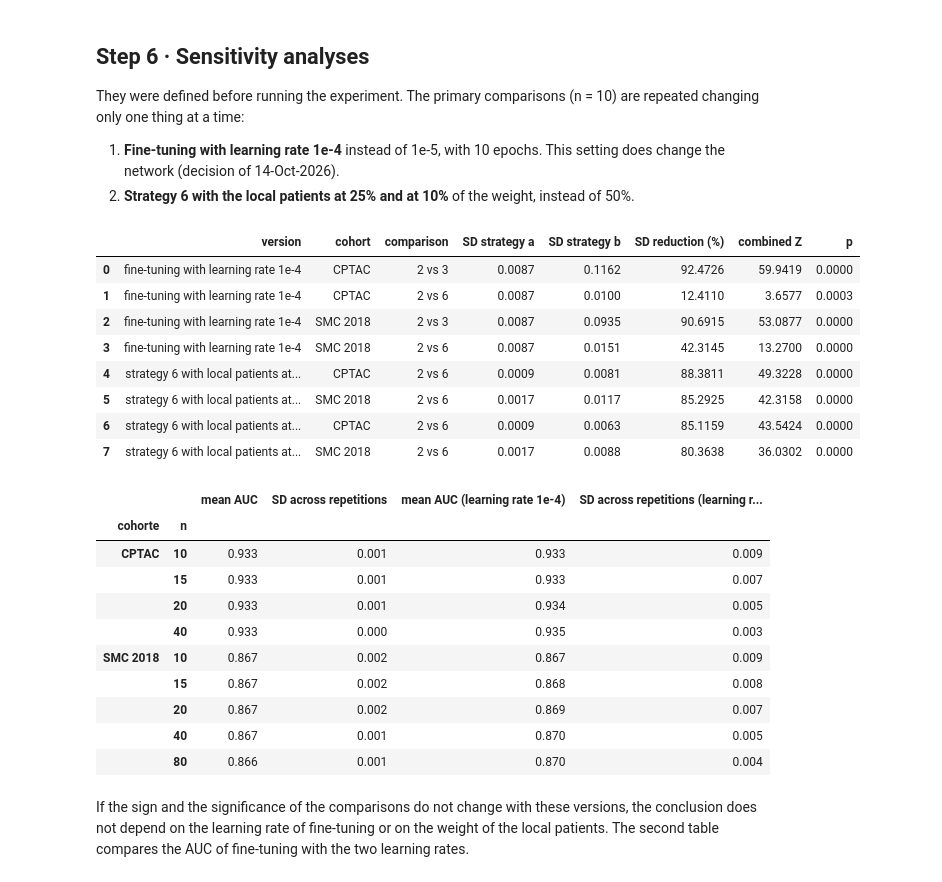
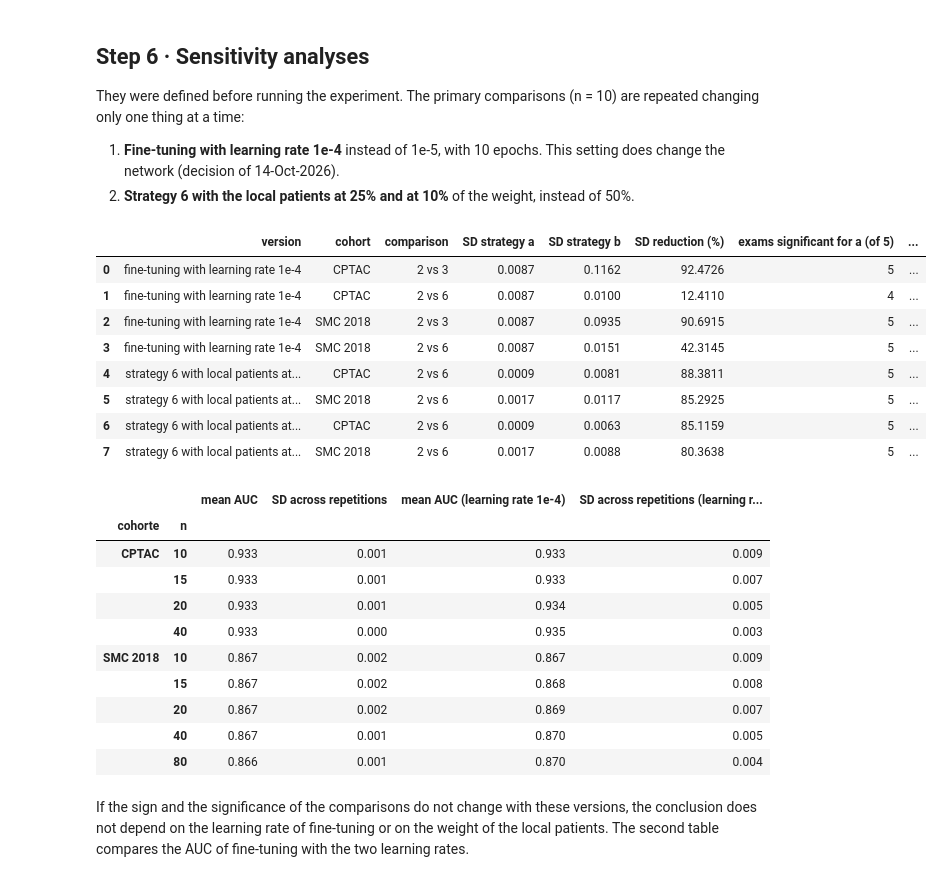
Before and after one commit to EduardoTllo/tp53-transfer-learning, a Jupyter notebook: notebooks/09_results.ipynb, the cells around one changed output. Saved outputs shown, nothing was run; the diff lists cells and outputs as text; code cells hidden in the pictures.

```diff
--- a/notebooks/09_results.ipynb
+++ b/notebooks/09_results.ipynb
@@ -214,17 +216,21 @@ def compare(df, a, b, n, name):
         p, z = pitman_morgan(x, y)
         rows.append({"exam": e, "sd_a": x.std(), "sd_b": y.std(), "z": z, "p": p})
     r = pd.DataFrame(rows)
-    Z, P = stouffer(r.z)
     cut = 100 * (1 - r.sd_a / r.sd_b)  # % by which the SD of strategy a is smaller than the SD of b, in each exam
+    sig = r.p < 0.05
     return {"cohort": name, "comparison": f"{a} vs {b}", "n": n, "SD strategy a": r.sd_a.mean(),
             "SD strategy b": r.sd_b.mean(), "SD ratio (b / a)": r.sd_b.mean() / r.sd_a.mean(),
             "SD reduction (%)": 100 * (1 - r.sd_a.mean() / r.sd_b.mean()),
             "min reduction (%)": cut.min(), "max reduction (%)": cut.max(),
-            **{f"z exam {e}": z for e, z in zip(r.exam, r.z)}, "combined Z": Z, "p": P}
+            "exams significant for a (of 5)": int((sig & (r.z > 0)).sum()),
+            "exams significant against a (of 5)": int((sig & (r.z < 0)).sum()),
+            **{f"z exam {e}": z for e, z in zip(r.exam, r.z)},
+            **{f"p exam {e}": p for e, p in zip(r.exam, r.p)}}
 
 
 PRIMARY = [(2, 3), (2, 6)]
 primary = pd.DataFrame([compare(main, a, b, 10, name) for name in TARGETS for a, b in PRIMARY])
 primary.round(4).to_csv(TAB / "09_primary.csv", index=False)
-primary.round(4)
+primary[["cohort", "comparison", "SD strategy a", "SD strategy b", "SD reduction (%)", "min reduction (%)",
+         "max reduction (%)", "exams significant for a (of 5)", "exams significant against a (of 5)"]].round(4)
 # %% [output]
@@ -236,17 +242,16 @@ primary.round(4)
 # %%
-fig, axes = plt.subplots(2, 2, figsize=(10, 6), sharex=True)
+fig, axes = plt.subplots(2, 2, figsize=(10, 5.4), sharex=True)
 for i, (a, b) in enumerate(PRIMARY):
     for j, name in enumerate(TARGETS):
         ax = axes[i, j]
         r = primary[(primary.cohort == name) & (primary.comparison == f"{a} vs {b}")].iloc[0]
-        zs = [r[f"z exam {e}"] for e in range(1, 6)] + [r["combined Z"]]
-        ax.scatter(zs[:5], range(5), color="#555555")
-        ax.scatter(zs[5], 5, color="black", marker="D", s=50)
+        zs = [r[f"z exam {e}"] for e in range(1, 6)]
+        ax.scatter(zs, range(5), color="#555555")
         for x in (-1.96, 0, 1.96):
             ax.axvline(x, color="#999999", lw=0.8, ls="-" if x == 0 else "--")
-        ax.set_yticks(range(6), [f"Exam {e}" for e in range(1, 6)] + ["Combined"])
-        ax.get_yticklabels()[5].set_fontweight("bold")
-        ax.set_title(f"{name} · strategy {a} vs {b} (n = 10)", fontsize=9)
+        ax.set_yticks(range(5), [f"Exam {e}" for e in range(1, 6)])
+        ax.set_title(f"{name} · strategy {a} vs {b} (n = 10) · significant in "
+                     f"{r['exams significant for a (of 5)']} of 5", fontsize=9)
 for ax in axes[1]:
     ax.set_xlabel("Pitman-Morgan z (+ = strategy 2 is more stable)")
 plt.tight_layout()
@@ -515,33 +525,34 @@ They were defined before running the experiment. The primary comparisons (n = 10
 # %%
 def variant(strategy, rows):
     return pd.concat([main[main.estrategia != strategy], rows[keys + ["auc"]]], ignore_index=True)
 
 
 sens = []
 alt_ft = variant(2, red[(red.estrategia == 2) & (red.variante == "sensibilidad")])
 for name in TARGETS:
     for a, b in PRIMARY:
         sens.append({"version": "fine-tuning with learning rate 1e-4", **compare(alt_ft, a, b, 10, name)})
 for w in (0.25, 0.10):
     alt_w = variant(6, enet[(enet.estrategia == 6) & (enet.peso_locales == w)])
     for name in TARGETS:
         sens.append({"version": f"strategy 6 with local patients at {int(w * 100)}%", **compare(alt_w, 2, 6, 10, name)})
 sens = pd.DataFrame(sens)
 sens.round(4).to_csv(TAB / "09_sensitivity.csv", index=False)
 
 auc_ft = summarize(alt_ft[alt_ft.estrategia == 2]).rename(columns=lambda c: c + " (learning rate 1e-4)")
-display(sens[["version", "cohort", "comparison", "SD strategy a", "SD strategy b", "SD reduction (%)", "combined Z", "p"]].round(4))
+display(sens[["version", "cohort", "comparison", "SD strategy a", "SD strategy b", "SD reduction (%)",
+              "exams significant for a (of 5)", "exams significant against a (of 5)"]].round(4))
 pd.concat([summary.xs(2, level="estrategia"), auc_ft.xs(2, level="estrategia")], axis=1).round(3)
 # %% [output]
-|  | version | cohort | comparison | SD strategy a | SD strategy b | SD reduction (%) | combined Z | p |
-| 0 | fine-tuning with learning rate 1e-4 | CPTAC | 2 vs 3 | 0.0087 | 0.1162 | 92.4726 | 59.9419 | 0.0000 |
-| 1 | fine-tuning with learning rate 1e-4 | CPTAC | 2 vs 6 | 0.0087 | 0.0100 | 12.4110 | 3.6577 | 0.0003 |
-| 2 | fine-tuning with learning rate 1e-4 | SMC 2018 | 2 vs 3 | 0.0087 | 0.0935 | 90.6915 | 53.0877 | 0.0000 |
-| 3 | fine-tuning with learning rate 1e-4 | SMC 2018 | 2 vs 6 | 0.0087 | 0.0151 | 42.3145 | 13.2700 | 0.0000 |
-| 4 | strategy 6 with local patients at... | CPTAC | 2 vs 6 | 0.0009 | 0.0081 | 88.3811 | 49.3228 | 0.0000 |
-| 5 | strategy 6 with local patients at... | SMC 2018 | 2 vs 6 | 0.0017 | 0.0117 | 85.2925 | 42.3158 | 0.0000 |
-| 6 | strategy 6 with local patients at... | CPTAC | 2 vs 6 | 0.0009 | 0.0063 | 85.1159 | 43.5424 | 0.0000 |
-| 7 | strategy 6 with local patients at... | SMC 2018 | 2 vs 6 | 0.0017 | 0.0088 | 80.3638 | 36.0302 | 0.0000 |
+|  | version | cohort | comparison | SD strategy a | SD strategy b | SD reduction (%) | exams significant for a (of 5) | ... |
+| 0 | fine-tuning with learning rate 1e-4 | CPTAC | 2 vs 3 | 0.0087 | 0.1162 | 92.4726 | 5 | ... |
+| 1 | fine-tuning with learning rate 1e-4 | CPTAC | 2 vs 6 | 0.0087 | 0.0100 | 12.4110 | 4 | ... |
+| 2 | fine-tuning with learning rate 1e-4 | SMC 2018 | 2 vs 3 | 0.0087 | 0.0935 | 90.6915 | 5 | ... |
+| 3 | fine-tuning with learning rate 1e-4 | SMC 2018 | 2 vs 6 | 0.0087 | 0.0151 | 42.3145 | 5 | ... |
+| 4 | strategy 6 with local patients at... | CPTAC | 2 vs 6 | 0.0009 | 0.0081 | 88.3811 | 5 | ... |
+| 5 | strategy 6 with local patients at... | SMC 2018 | 2 vs 6 | 0.0017 | 0.0117 | 85.2925 | 5 | ... |
+| 6 | strategy 6 with local patients at... | CPTAC | 2 vs 6 | 0.0009 | 0.0063 | 85.1159 | 5 | ... |
+| 7 | strategy 6 with local patients at... | SMC 2018 | 2 vs 6 | 0.0017 | 0.0088 | 80.3638 | 5 | ... |
 |  |  | mean AUC | SD across repetitions | mean AUC (learning rate 1e-4) | SD across repetitions (learning r... |
 | cohorte | n |  |  |  |  |
 | CPTAC | 10 | 0.933 | 0.001 | 0.933 | 0.009 |
```
Also changed, not shown: parts of 8 cells of this notebook, 6 other files.
